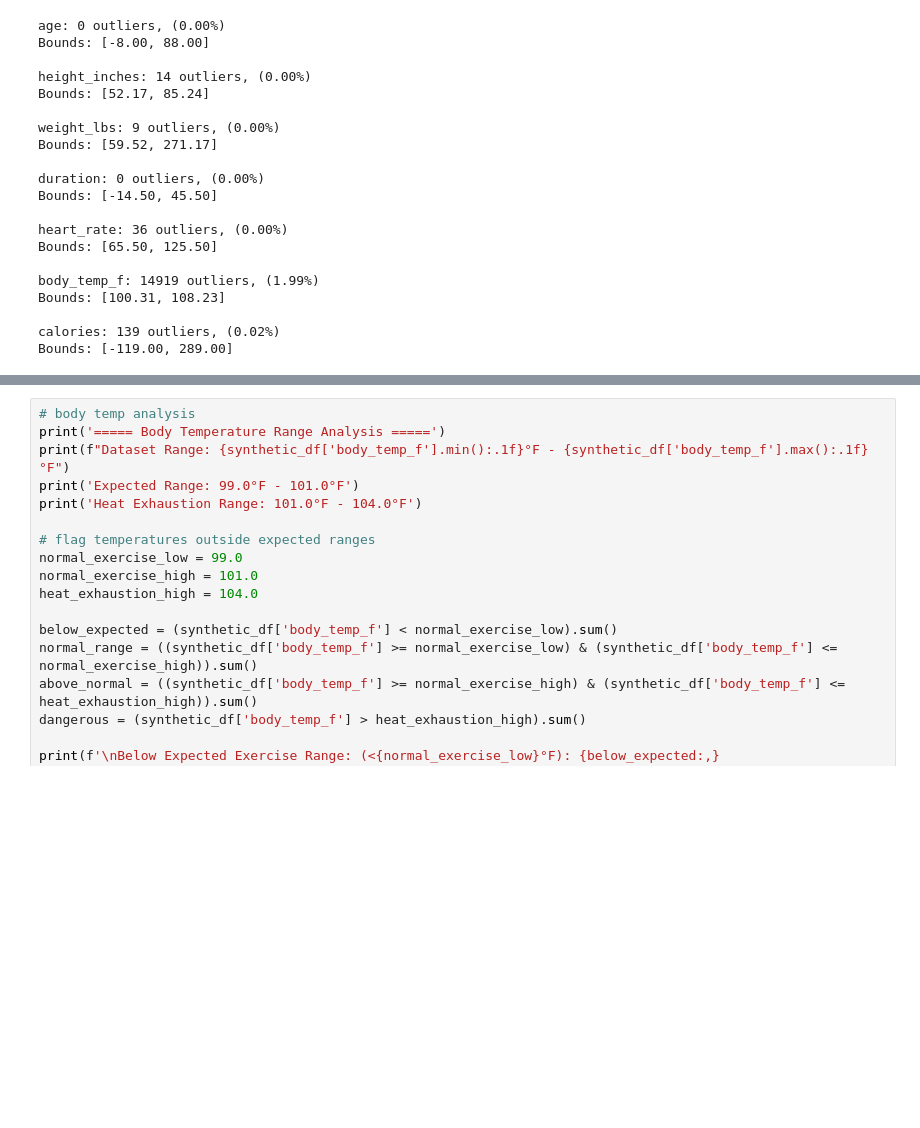
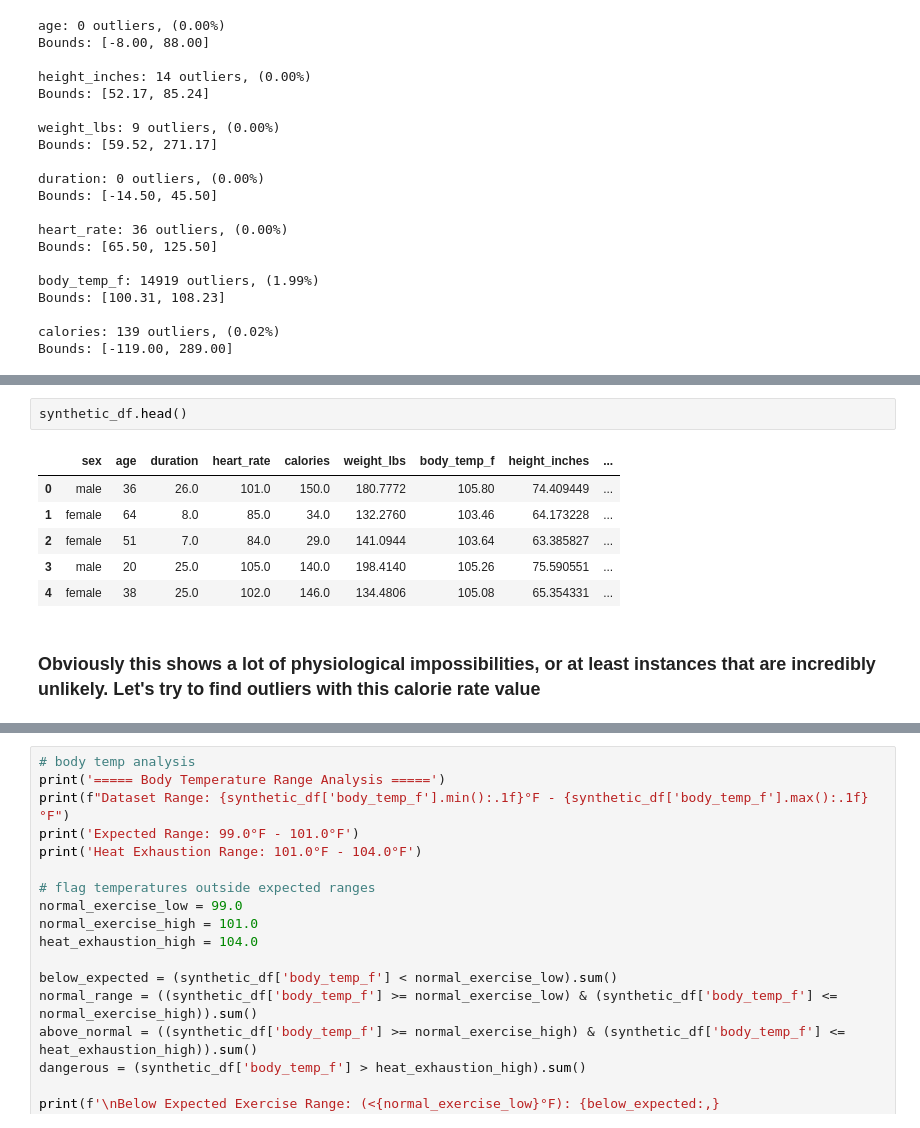
Before and after one commit to ashton-berret/calorie-expenditure-prediction, a Jupyter notebook: notebooks/01_data_exploration.ipynb, the cells around one changed output, grey strips where cells are left out. Drawn from its saved outputs; the diff is of its cells as text; blank space fills up the shorter version.

Commit message:
added exploration for calorie burn rate, restructured directory to combine data processing/cleaning, updated exploratory analysis markdown, pivoted project direction

```diff
--- a/notebooks/01_data_exploration.ipynb
+++ b/notebooks/01_data_exploration.ipynb
@@ -409,0 +459,11 @@ Bounds: [-119.00, 289.00]
+# %%
+synthetic_df.head()
+# %% [output]
+|  | sex | age | duration | heart_rate | calories | weight_lbs | body_temp_f | height_inches | ... |
+| 0 | male | 36 | 26.0 | 101.0 | 150.0 | 180.7772 | 105.80 | 74.409449 | ... |
+| 1 | female | 64 | 8.0 | 85.0 | 34.0 | 132.2760 | 103.46 | 64.173228 | ... |
+| 2 | female | 51 | 7.0 | 84.0 | 29.0 | 141.0944 | 103.64 | 63.385827 | ... |
+| 3 | male | 20 | 25.0 | 105.0 | 140.0 | 198.4140 | 105.26 | 75.590551 | ... |
+| 4 | female | 38 | 25.0 | 102.0 | 146.0 | 134.4806 | 105.08 | 65.354331 | ... |
+# %% [markdown]
+### Obviously this shows a lot of physiological impossibilities, or at least instances that are incredibly unlikely. Let's try to find outliers with this calorie rate value
```
Also changed, not shown: parts of 13 cells of this notebook, 6 other files.
